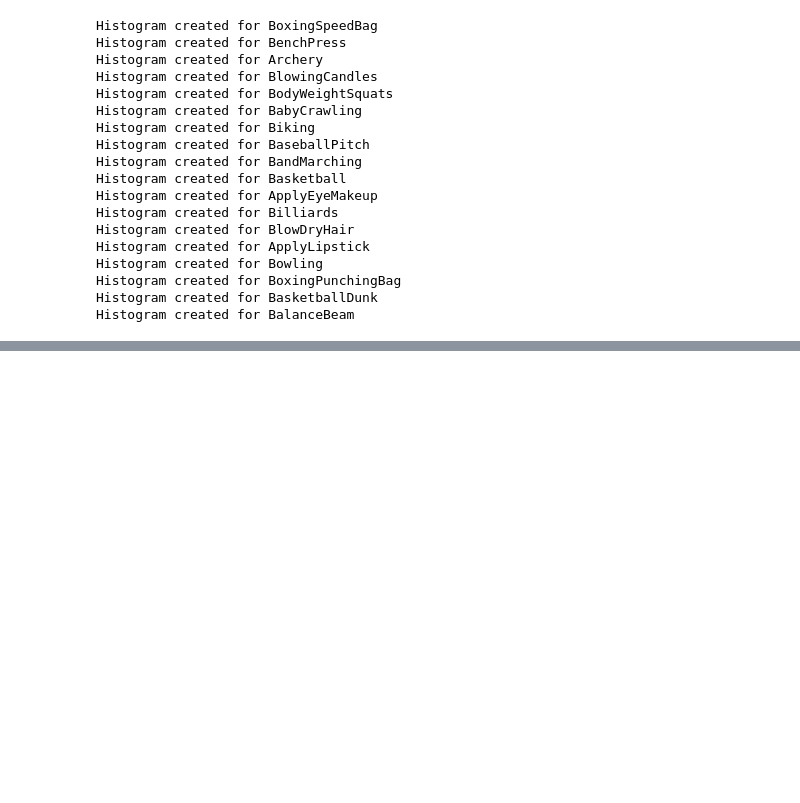
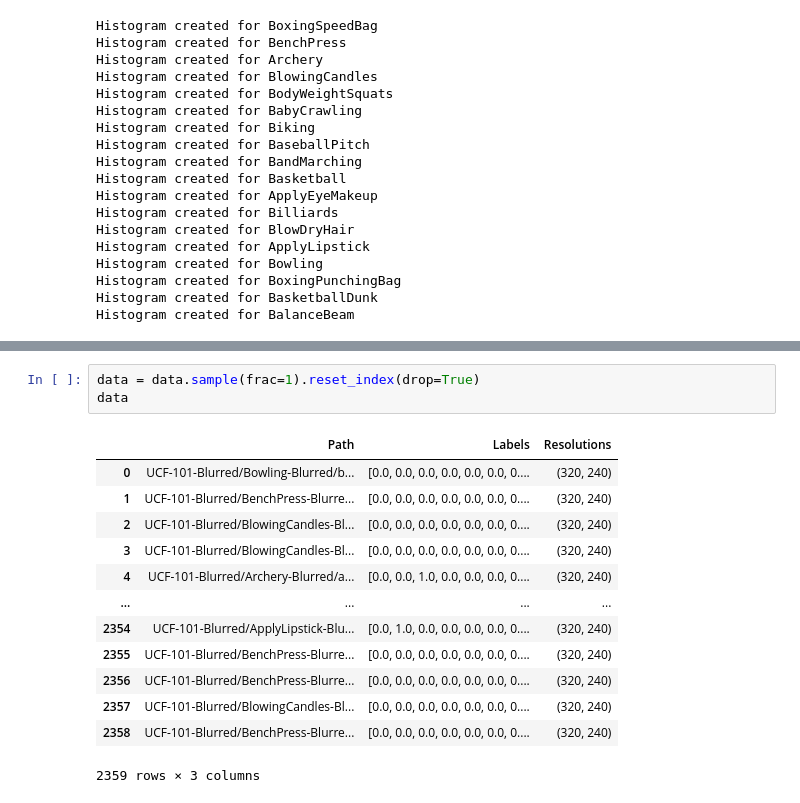
Before and after one commit to techyorzl/obscura-vision, a Jupyter notebook: preProData.ipynb, the cells around one changed output, grey strips where cells are left out. Saved outputs shown, nothing was run; the diff lists cells and outputs as text; blank space fills up the shorter version.

```diff
--- a/preProData.ipynb
+++ b/preProData.ipynb
@@ -127,0 +212,17 @@ Histogram created for BalanceBeam
+# %%
+data = data.sample(frac=1).reset_index(drop=True)
+data
+# %% [output]
+|  | Path | Labels | Resolutions |
+| 0 | UCF-101-Blurred/Bowling-Blurred/b... | [0.0, 0.0, 0.0, 0.0, 0.0, 0.0, 0.... | (320, 240) |
+| 1 | UCF-101-Blurred/BenchPress-Blurre... | [0.0, 0.0, 0.0, 0.0, 0.0, 0.0, 0.... | (320, 240) |
+| 2 | UCF-101-Blurred/BlowingCandles-Bl... | [0.0, 0.0, 0.0, 0.0, 0.0, 0.0, 0.... | (320, 240) |
+| 3 | UCF-101-Blurred/BlowingCandles-Bl... | [0.0, 0.0, 0.0, 0.0, 0.0, 0.0, 0.... | (320, 240) |
+| 4 | UCF-101-Blurred/Archery-Blurred/a... | [0.0, 0.0, 1.0, 0.0, 0.0, 0.0, 0.... | (320, 240) |
+| ... | ... | ... | ... |
+| 2354 | UCF-101-Blurred/ApplyLipstick-Blu... | [0.0, 1.0, 0.0, 0.0, 0.0, 0.0, 0.... | (320, 240) |
+| 2355 | UCF-101-Blurred/BenchPress-Blurre... | [0.0, 0.0, 0.0, 0.0, 0.0, 0.0, 0.... | (320, 240) |
+| 2356 | UCF-101-Blurred/BenchPress-Blurre... | [0.0, 0.0, 0.0, 0.0, 0.0, 0.0, 0.... | (320, 240) |
+| 2357 | UCF-101-Blurred/BlowingCandles-Bl... | [0.0, 0.0, 0.0, 0.0, 0.0, 0.0, 0.... | (320, 240) |
+| 2358 | UCF-101-Blurred/BenchPress-Blurre... | [0.0, 0.0, 0.0, 0.0, 0.0, 0.0, 0.... | (320, 240) |
+2359 rows × 3 columns
```
Also changed, not shown: parts of 5 cells of this notebook.
